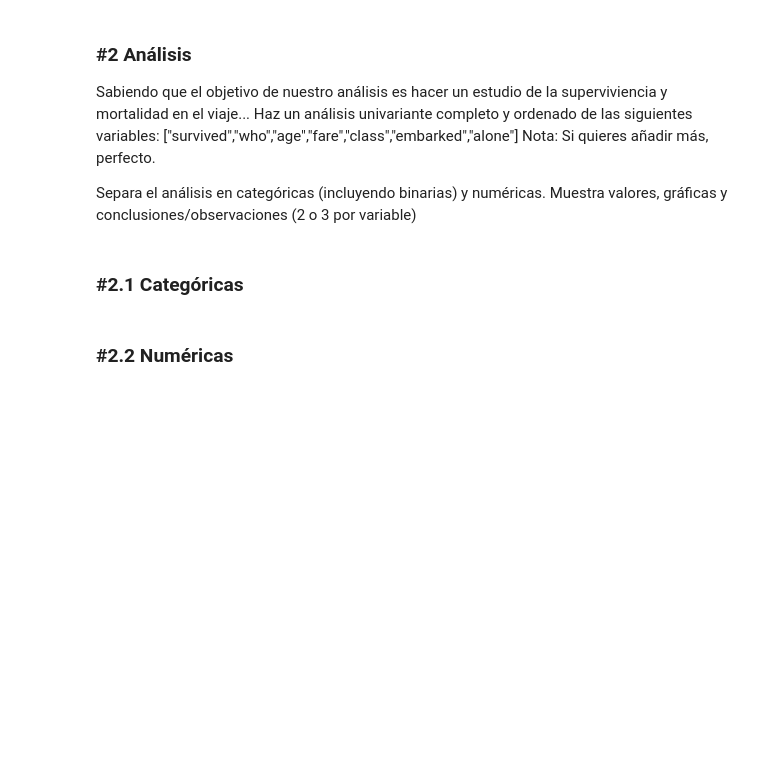
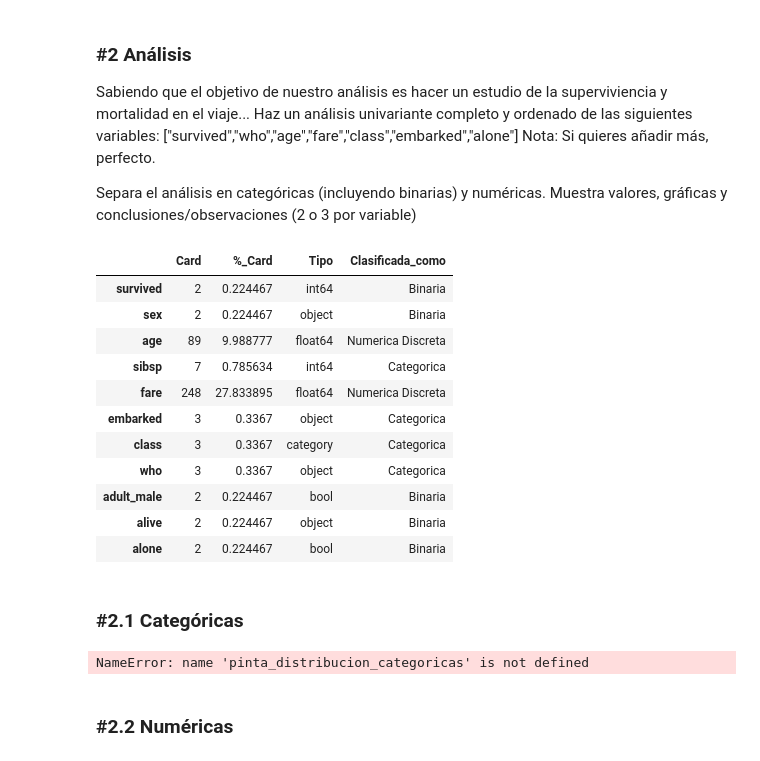
Before and after one commit to MirenA83/ONLINE_DS_THEBRIDGE_MIREN, a Jupyter notebook: ejercicios/sprint 7/unidad_1/practica_obligatoria_u1/18_Practica_Obligatoria_Univariante.ipynb, the cells around one changed output. Cells and saved outputs as stored; diff of their text form; code cells hidden in the pictures; blank space fills up the shorter version.

```diff
--- a/ejercicios/sprint 7/unidad_1/practica_obligatoria_u1/18_Practica_Obligatoria_Univariante.ipynb
+++ b/ejercicios/sprint 7/unidad_1/practica_obligatoria_u1/18_Practica_Obligatoria_Univariante.ipynb
@@ -150,3 +259,11 @@ Sobre el dataset "limpio". Rellena la tabla de descripción (muy breve) de lo qu
 ### #1.5
 
 Busca en internet las tres ciudades que visitó el Titanic antes de poner rumbo a su destino y llegar a alta mar. Cambia las iniciales por esos valores.
+# %%
+# el barco partió de Southampton e hizo paradas en Cherburgo, Francia y Queenstown
+# indico que embarked y embark_town son iguales y elimino embark_town porque usare embarked
+df_titanic["embarked"]=df_titanic["embark_town"]
+df_titanic.drop(columns=["embark_town"], inplace=True)
+# %%
+# quito también la col pclass porque es igual que class
+df_titanic.drop(columns=["pclass"], inplace=True)
@@ -158,3 +291,36 @@ Sabiendo que el objetivo de nuestro análisis es hacer un estudio de la superviv
 Nota: Si quieres añadir más, perfecto.
 
 Separa el análisis en categóricas (incluyendo binarias) y numéricas. Muestra valores, gráficas y conclusiones/observaciones (2 o 3 por variable)
+# %%
+# primero dividimos por tipo:
+def cardinalidad (df_in, umbral_categoria=10, umbral_continua=30):
+    # primera parte: preparo el dataset con cardinalidad, % variacion cardinalidad y tipos
+    df_tipificacion = pd.DataFrame([df_in.nunique(), df_in.nunique()/len(df_in) * 100, df_in.dtypes]) # cardinalidad y porcentaje de variacion de cardinalidad
+    df_tipificacion = df_tipificacion.T # como nos da los valores de las columnas en columnas, y quiero que sean filas, las traspongo
+    df_tipificacion= df_tipificacion.rename(columns = {0: "Card", 1: "%_Card", 2: "Tipo"}) # cambio el nombre de la transosicion anterior para que tenga sentido con asignacion en lugar de inplace
+
+    df_tipificacion.loc[df_tipificacion["Card"] == 1, "%_Card"] = 0.00 # en caso de que tenga un solo valor
+
+    # creo la columna de sugerencia de tipo de variable
+    df_tipificacion["Clasificada_como"] = "Categorica"
+    df_tipificacion.loc[df_tipificacion["Card"] == 2, "Clasificada_como"] = "Binaria"
+    df_tipificacion.loc[df_tipificacion["Card"] >= umbral_categoria, "Clasificada_como"] = "Numerica Discreta"
+    df_tipificacion.loc[df_tipificacion["%_Card"] >= umbral_continua, "Clasificada_como"] = "Numerica Continua"
+    # OJO, los filtros cumplen con el enunciado pero no con su orden y planteamiento
+
+    return df_tipificacion
+# %%
+cardinalidad(df_titanic)
+# %% [output]
+|  | Card | %_Card | Tipo | Clasificada_como |
+| survived | 2 | 0.224467 | int64 | Binaria |
+| sex | 2 | 0.224467 | object | Binaria |
+| age | 89 | 9.988777 | float64 | Numerica Discreta |
+| sibsp | 7 | 0.785634 | int64 | Categorica |
+| fare | 248 | 27.833895 | float64 | Numerica Discreta |
+| embarked | 3 | 0.3367 | object | Categorica |
+| class | 3 | 0.3367 | category | Categorica |
+| who | 3 | 0.3367 | object | Categorica |
+| adult_male | 2 | 0.224467 | bool | Binaria |
+| alive | 2 | 0.224467 | object | Binaria |
+| alone | 2 | 0.224467 | bool | Binaria |
@@ -161,4 +330,9 @@ Separa el análisis en categóricas (incluyendo binarias) y numéricas. Muestra
 # %% [markdown]
 ### #2.1 Categóricas
+# %%
+# frecuencias relativas
+pinta_distribucion_categoricas (df_titanic, categoricas, relativa = True, mostrar_valores=True)
+# %% [output]
+NameError: name 'pinta_distribucion_categoricas' is not defined
 # %% [markdown]
 ### #2.2 Numéricas
```
Also changed, not shown: parts of 20 cells of this notebook.
